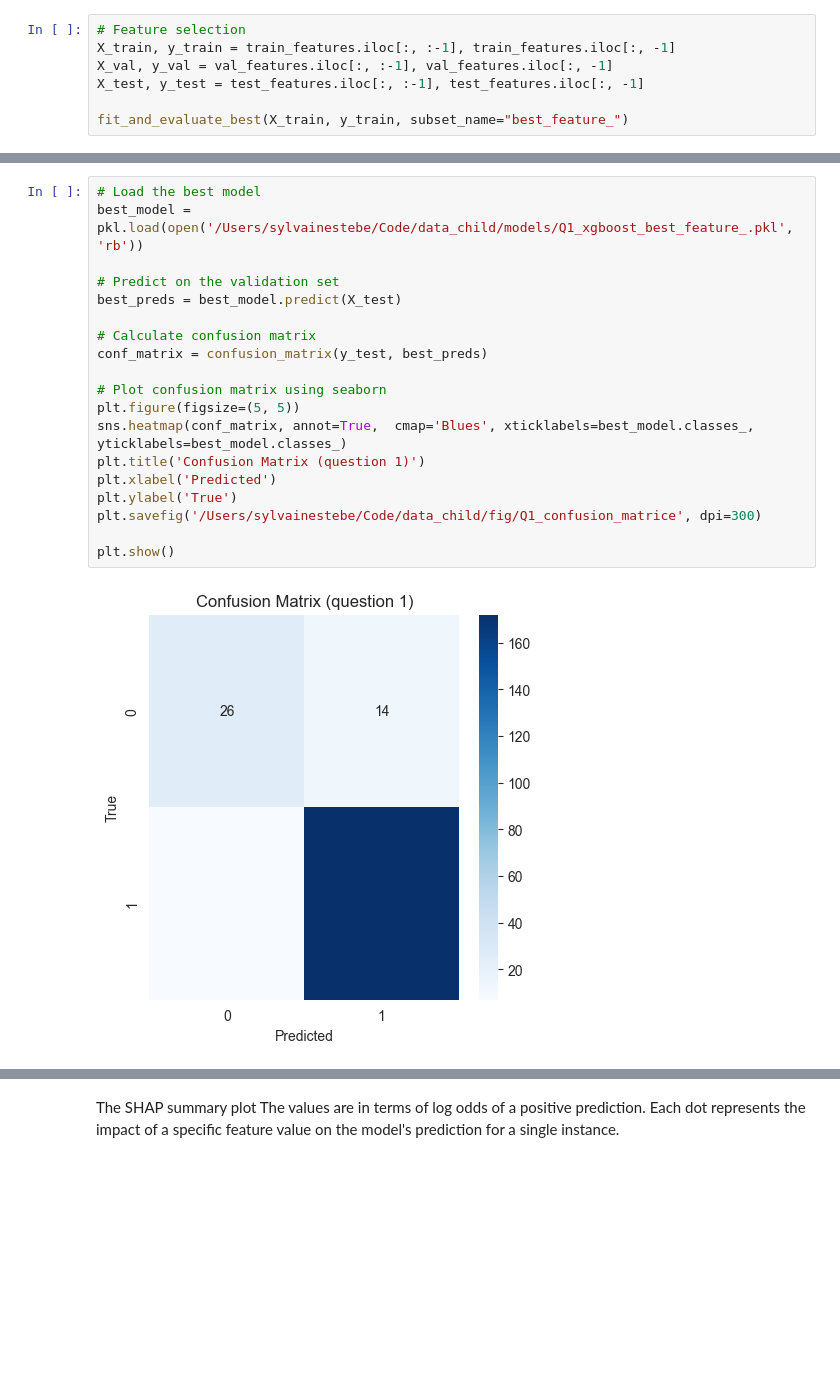
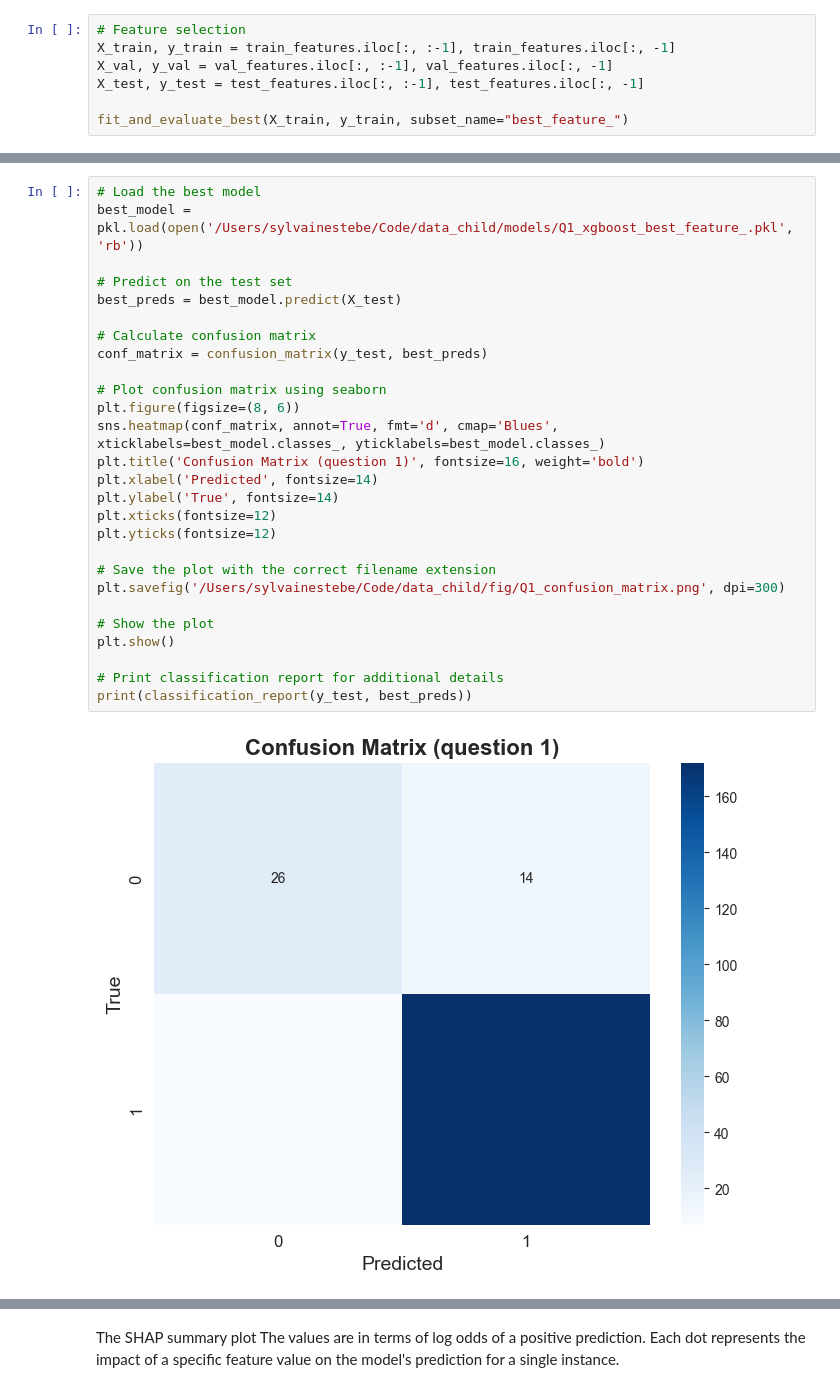
Before and after one commit to SylvainEstebe/predict_intention_action_gap, a Jupyter notebook: src/analysis.ipynb, the cells around one changed output, grey strips where cells are left out. Cells and saved outputs as stored; diff of their text form; blank space fills up the shorter version.

```diff
--- a/src/analysis.ipynb
+++ b/src/analysis.ipynb
@@ -896,21 +919,29 @@ plt.show()
 # %%
 # Load the best model
 best_model = pkl.load(open('/Users/sylvainestebe/Code/data_child/models/Q1_xgboost_best_feature_.pkl', 'rb'))
 
-# Predict on the validation set
+# Predict on the test set
 best_preds = best_model.predict(X_test)
 
 # Calculate confusion matrix
 conf_matrix = confusion_matrix(y_test, best_preds)
 
 # Plot confusion matrix using seaborn
-plt.figure(figsize=(5, 5))
-sns.heatmap(conf_matrix, annot=True,  cmap='Blues', xticklabels=best_model.classes_, yticklabels=best_model.classes_)
-plt.title('Confusion Matrix (question 1)')
-plt.xlabel('Predicted')
-plt.ylabel('True')
-plt.savefig('/Users/sylvainestebe/Code/data_child/fig/Q1_confusion_matrice', dpi=300)
+plt.figure(figsize=(8, 6))
+sns.heatmap(conf_matrix, annot=True, fmt='d', cmap='Blues', xticklabels=best_model.classes_, yticklabels=best_model.classes_)
+plt.title('Confusion Matrix (question 1)', fontsize=16, weight='bold')
+plt.xlabel('Predicted', fontsize=14)
+plt.ylabel('True', fontsize=14)
+plt.xticks(fontsize=12)
+plt.yticks(fontsize=12)
 
+# Save the plot with the correct filename extension
+plt.savefig('/Users/sylvainestebe/Code/data_child/fig/Q1_confusion_matrix.png', dpi=300)
+
+# Show the plot
 plt.show()
+
+# Print classification report for additional details
+print(classification_report(y_test, best_preds))
 # %% [output]
-[figure, old version]
+[figure, new version]
```
Also changed, not shown: parts of 18 cells of this notebook.
